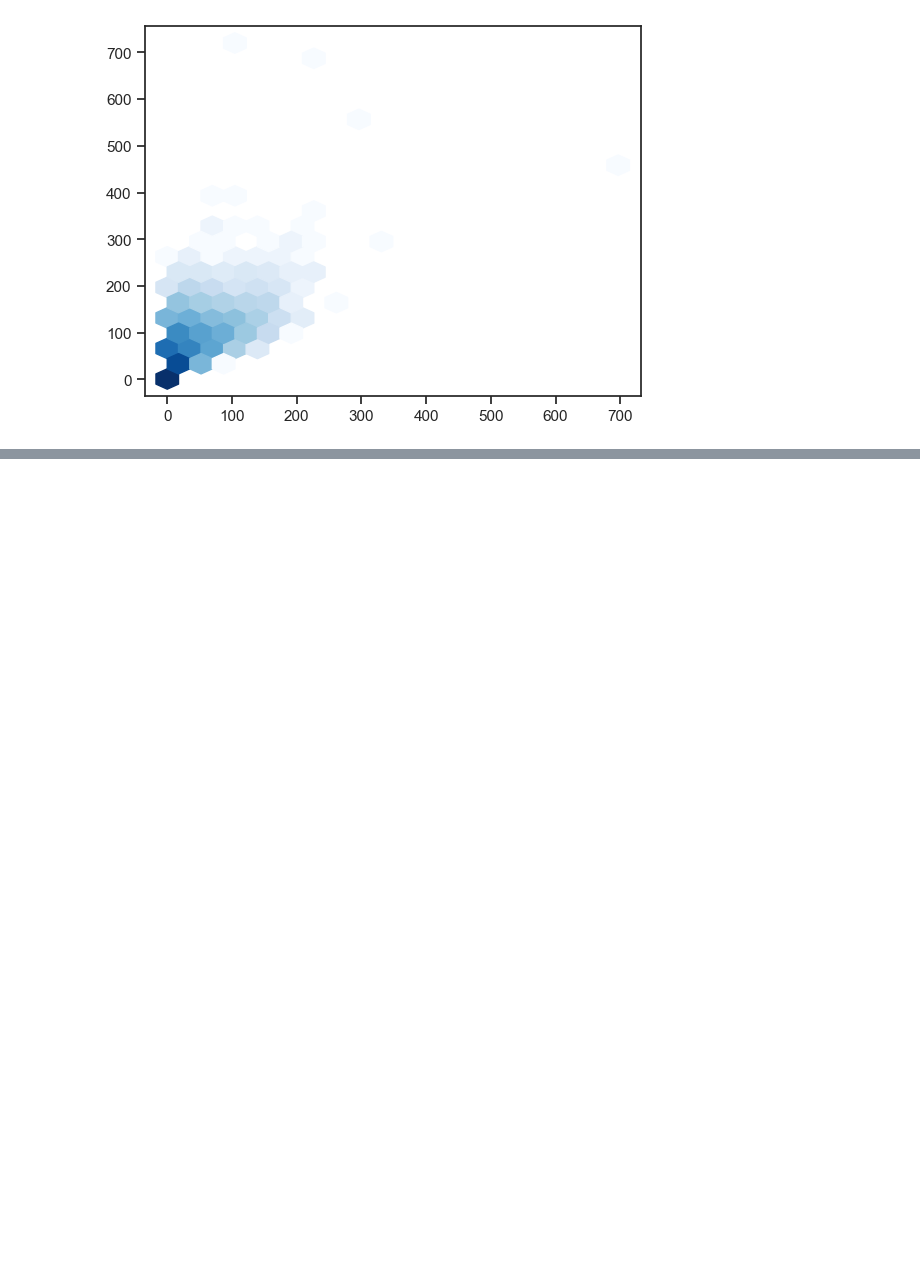
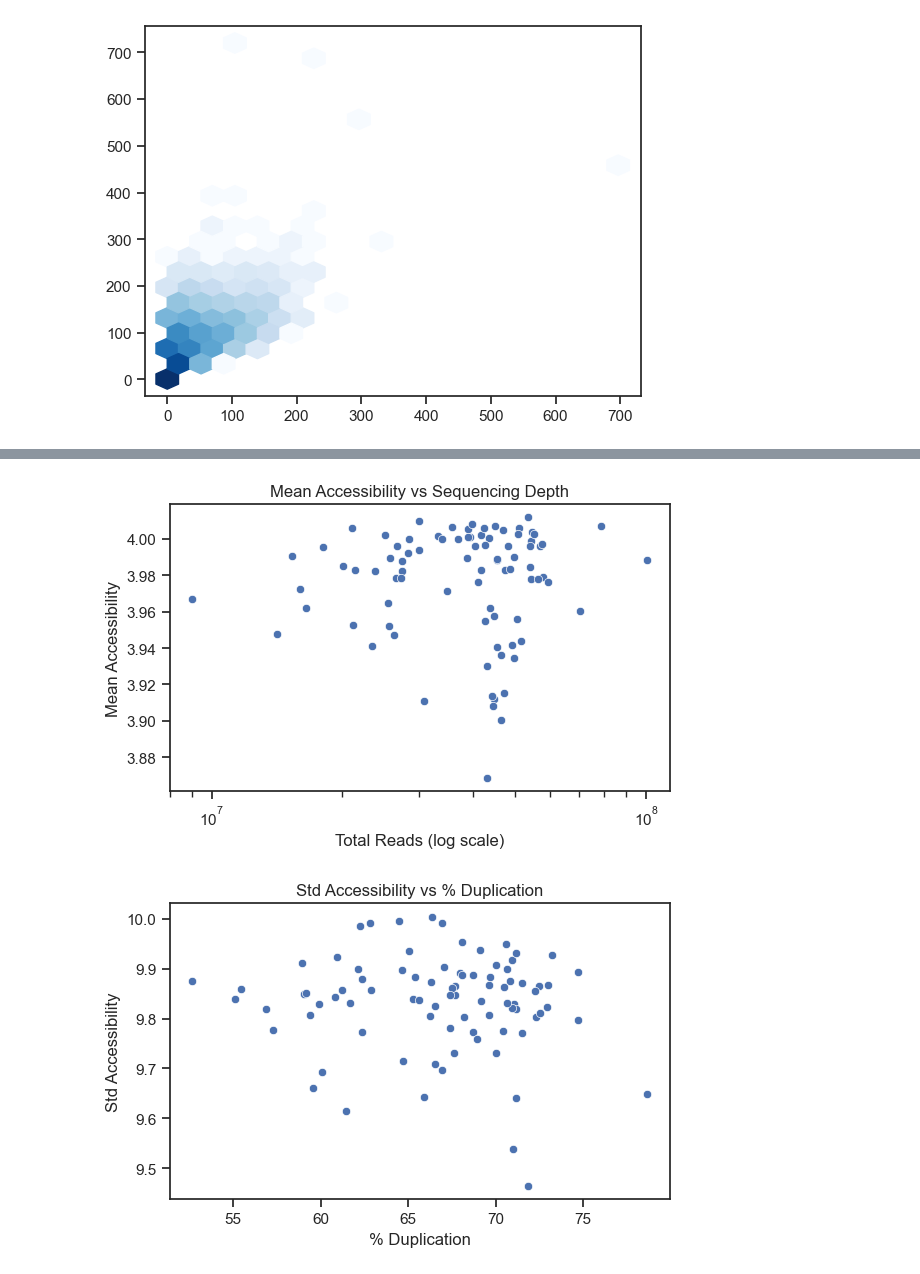
Before and after one commit to Topic2-Gene-Regulation-Immune-Cells/ILC-cells-Team4, a Jupyter notebook: 01_quality_control.ipynb, the cells around one changed output, grey strips where cells are left out. Cells and saved outputs as stored; diff of their text form; code cells hidden in the pictures; blank space fills up the shorter version.

Commit message:
more qc plots

```diff
--- a/01_quality_control.ipynb
+++ b/01_quality_control.ipynb
@@ -222,0 +196,3 @@ plt.show()
+# %%
+qc = cell_stats.join(meta_num)
+qc
@@ -222,0 +213,20 @@ plt.show()
+# %%
+# Scatter: mean_access vs total_reads
+plt.figure(figsize=(6,4))
+sns.scatterplot(x='total.reads', y='mean_access', data=qc)
+plt.xscale('log')
+plt.title('Mean Accessibility vs Sequencing Depth')
+plt.xlabel('Total Reads (log scale)')
+plt.ylabel('Mean Accessibility')
+plt.tight_layout(); plt.show()
+
+# Similarly for std_access vs pct_duplication
+plt.figure(figsize=(6,4))
+sns.scatterplot(x='%duplicates', y='std_access', data=qc)
+plt.title('Std Accessibility vs % Duplication')
+plt.xlabel('% Duplication')
+plt.ylabel('Std Accessibility')
+plt.tight_layout(); plt.show()
+# %% [output]
+[figure, added]
+[figure, added]
```
Also changed, not shown: parts of 11 cells of this notebook.
